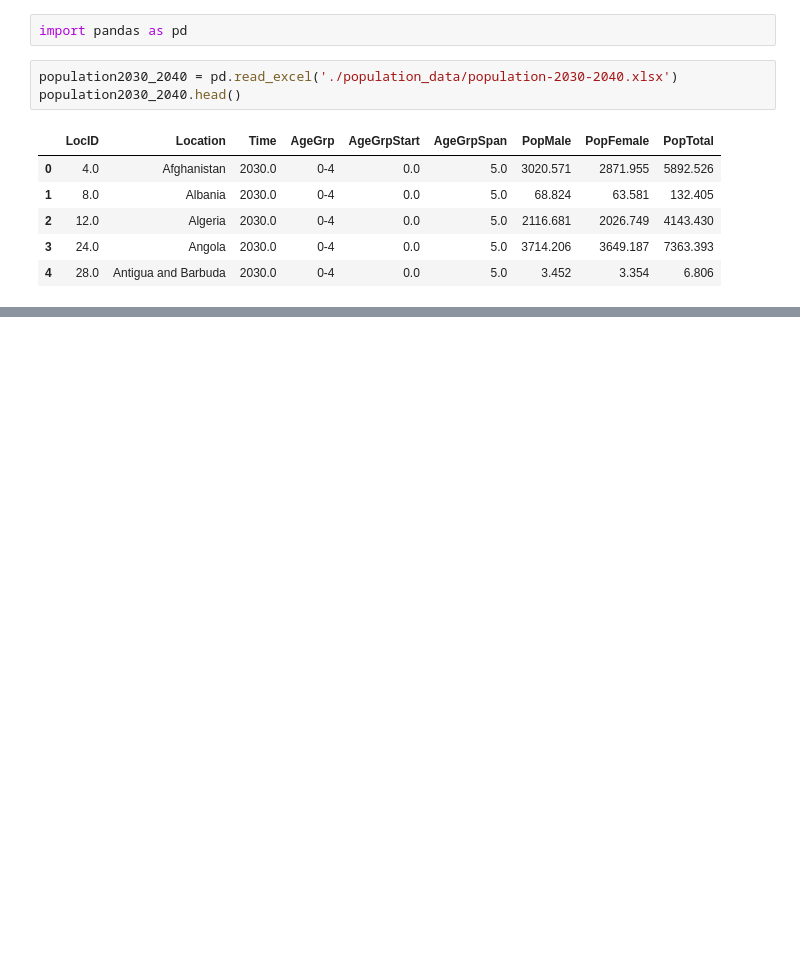
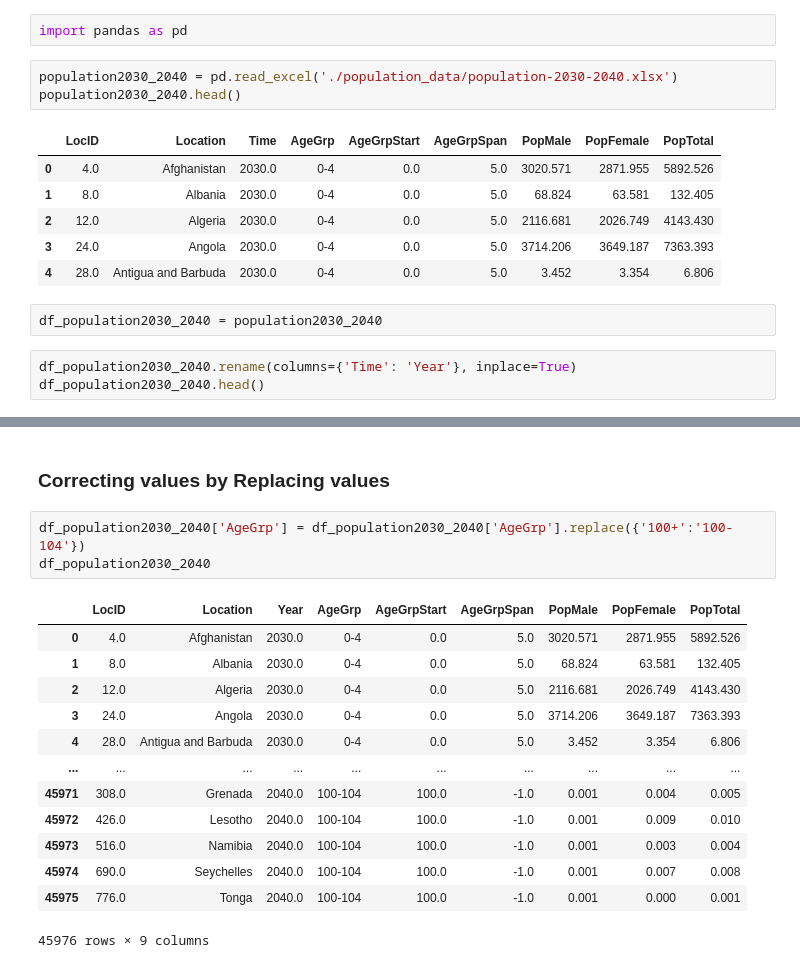
Before and after one commit to ramakant-bw/da20_python_task9, a Jupyter notebook: population-2030-2040.ipynb, the cells around one changed output, grey strips where cells are left out. Saved outputs shown, nothing was run; the diff lists cells and outputs as text; blank space fills up the shorter version.

```diff
--- a/population-2030-2040.ipynb
+++ b/population-2030-2040.ipynb
@@ -10,3 +12,8 @@ population2030_2040.head()
 | 2 | 12.0 | Algeria | 2030.0 | 0-4 | 0.0 | 5.0 | 2116.681 | 2026.749 | 4143.430 |
 | 3 | 24.0 | Angola | 2030.0 | 0-4 | 0.0 | 5.0 | 3714.206 | 3649.187 | 7363.393 |
 | 4 | 28.0 | Antigua and Barbuda | 2030.0 | 0-4 | 0.0 | 5.0 | 3.452 | 3.354 | 6.806 |
+# %%
+df_population2030_2040 = population2030_2040
+# %%
+df_population2030_2040.rename(columns={'Time': 'Year'}, inplace=True)
+df_population2030_2040.head()
@@ -12,0 +58,19 @@ population2030_2040.head()
+# %% [markdown]
+### Correcting values by Replacing values
+# %%
+df_population2030_2040['AgeGrp'] = df_population2030_2040['AgeGrp'].replace({'100+':'100-104'})
+df_population2030_2040
+# %% [output]
+|  | LocID | Location | Year | AgeGrp | AgeGrpStart | AgeGrpSpan | PopMale | PopFemale | PopTotal |
+| 0 | 4.0 | Afghanistan | 2030.0 | 0-4 | 0.0 | 5.0 | 3020.571 | 2871.955 | 5892.526 |
+| 1 | 8.0 | Albania | 2030.0 | 0-4 | 0.0 | 5.0 | 68.824 | 63.581 | 132.405 |
+| 2 | 12.0 | Algeria | 2030.0 | 0-4 | 0.0 | 5.0 | 2116.681 | 2026.749 | 4143.430 |
+| 3 | 24.0 | Angola | 2030.0 | 0-4 | 0.0 | 5.0 | 3714.206 | 3649.187 | 7363.393 |
+| 4 | 28.0 | Antigua and Barbuda | 2030.0 | 0-4 | 0.0 | 5.0 | 3.452 | 3.354 | 6.806 |
+| ... | ... | ... | ... | ... | ... | ... | ... | ... | ... |
+| 45971 | 308.0 | Grenada | 2040.0 | 100-104 | 100.0 | -1.0 | 0.001 | 0.004 | 0.005 |
+| 45972 | 426.0 | Lesotho | 2040.0 | 100-104 | 100.0 | -1.0 | 0.001 | 0.009 | 0.010 |
+| 45973 | 516.0 | Namibia | 2040.0 | 100-104 | 100.0 | -1.0 | 0.001 | 0.003 | 0.004 |
+| 45974 | 690.0 | Seychelles | 2040.0 | 100-104 | 100.0 | -1.0 | 0.001 | 0.007 | 0.008 |
+| 45975 | 776.0 | Tonga | 2040.0 | 100-104 | 100.0 | -1.0 | 0.001 | 0.000 | 0.001 |
+45976 rows × 9 columns
```
Also changed, not shown: parts of 10 cells of this notebook, 2 other files.
